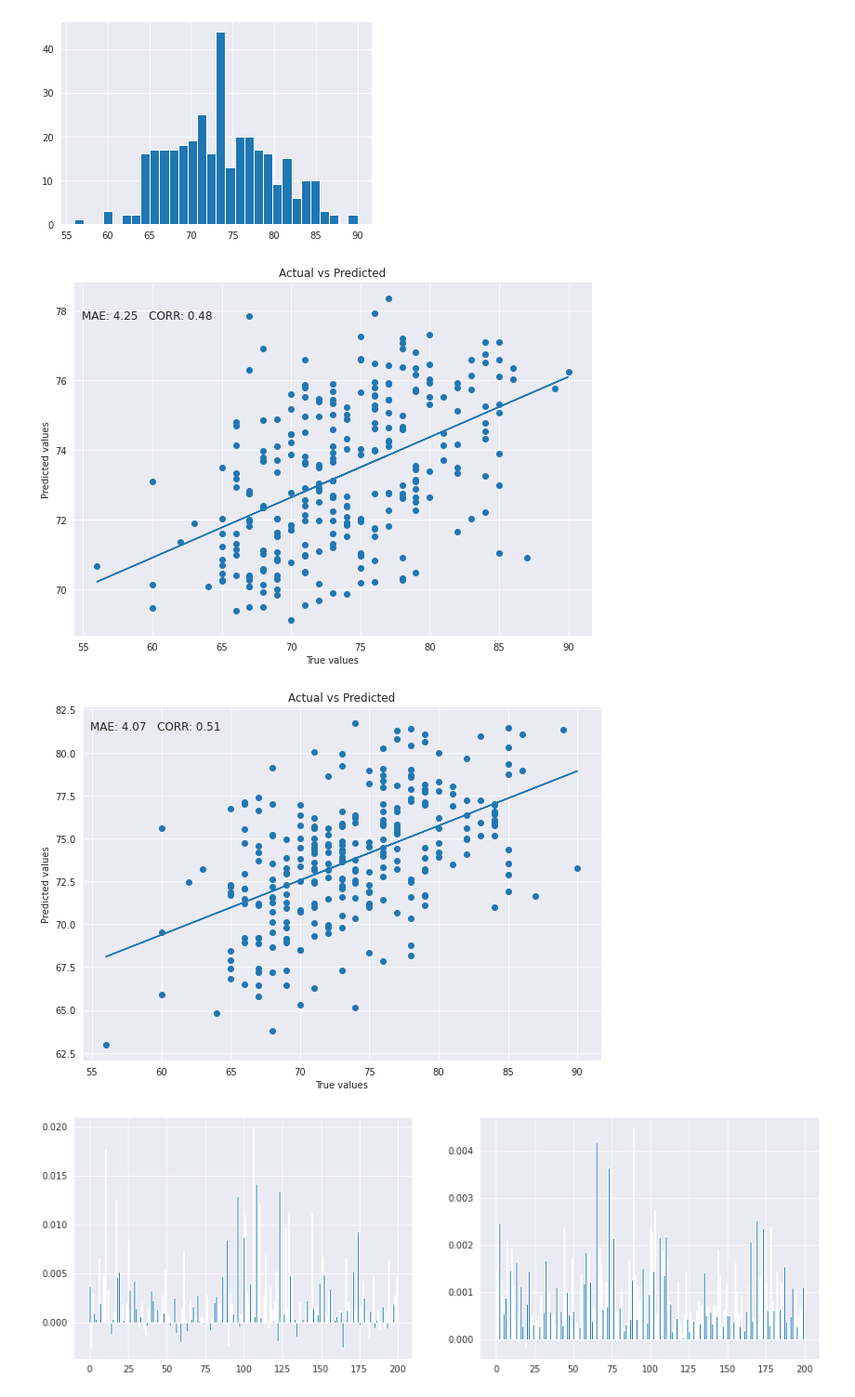
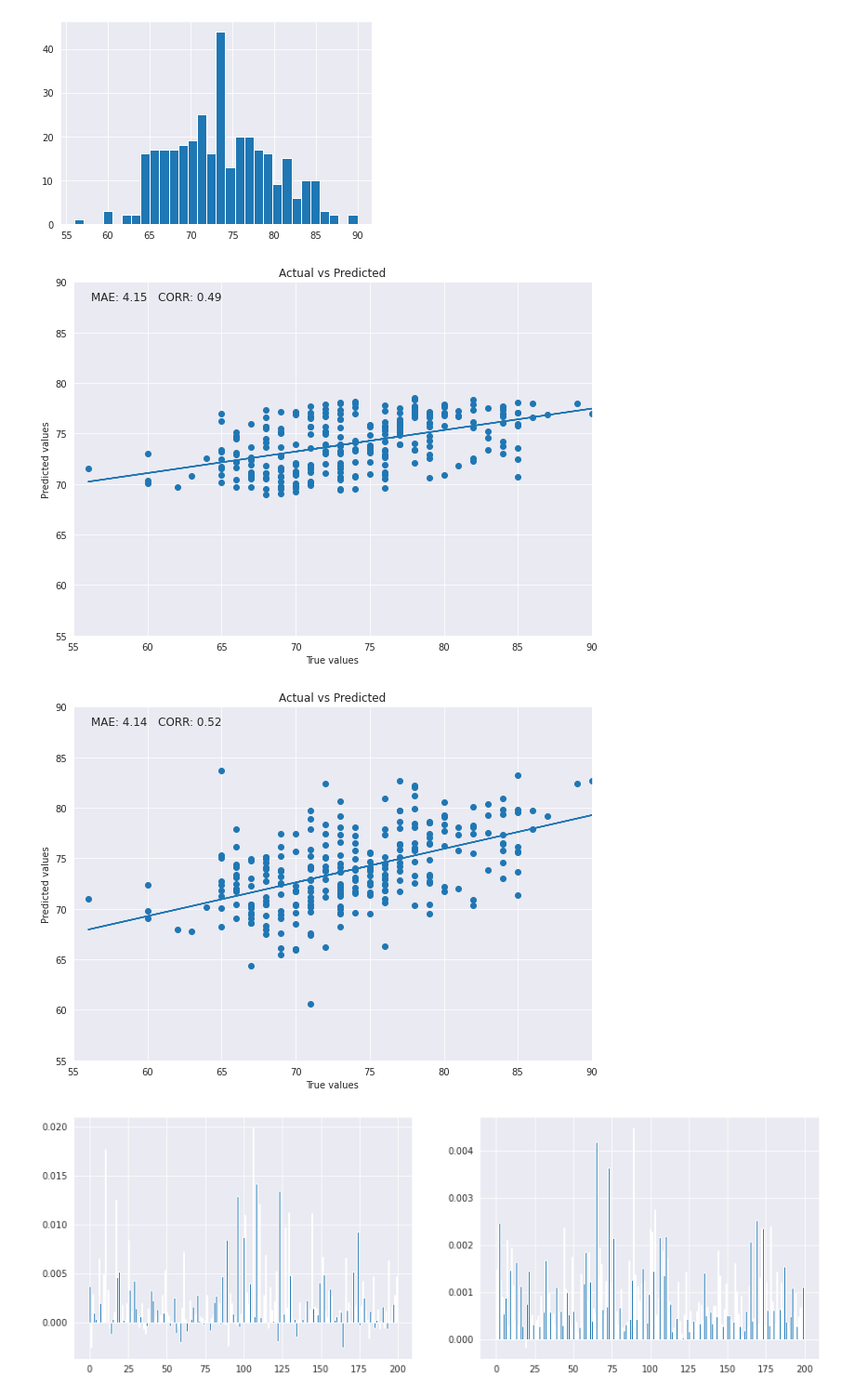
Before and after one commit to elenadoe/Brain_Age_PET_MRI, a Jupyter notebook: src/Untitled.ipynb, the cells around one changed output. Shown at 93% size. Saved outputs shown, nothing was run; the diff lists cells and outputs as text; code cells hidden in the pictures.

```diff
--- a/src/Untitled.ipynb
+++ b/src/Untitled.ipynb
@@ -68,7 +68,7 @@ import pandas as pd
 from glob import glob
 from sklearn.model_selection import train_test_split
 
-df = pd.read_csv('../data/parcels_MRI_ADNI_final.csv', sep = ";")
+df = pd.read_csv('../data/parcels_FDG_tpm_ADNI_final.csv', sep = ";")
 
 df['Agebins'] = df['Age'].values // 7
 df['Agebins'] = df['Agebins'].astype(int)
@@ -87,7 +87,7 @@ x_train, x_test,  y_train, y_test, id_train, id_test = train_test_split(
 df['train'] = ["T" if x in id_train.values else "F" for x in df[
                'Subject']]
 
-df.to_csv('../data/test_train_MRI_ADNI.csv')
+df.to_csv('../data/test_train_FDG_ADNI.csv')
 # %%
 # In[1]:
 
@@ -199,41 +199,45 @@ plt.scatter(y_true, y_pred)
 m, b = np.polyfit(y_true, y_pred, 1)
 plt.plot(y_true, m*y_true + b)
 # ax = sns.regplot(x=y_true, y=y_pred)
+ax.set_xlim(55,90)
+ax.set_ylim(55,90)
 xmin, xmax = ax.get_xlim()
 ymin, ymax = ax.get_ylim()
 text = 'MAE: ' + str(mae) + '   CORR: ' + str(corr)
 ax.set(xlabel='True values', ylabel='Predicted values')
 plt.title('Actual vs Predicted')
 plt.text(xmin + 10, ymax - 0.01 * ymax, text, verticalalignment='top',
          horizontalalignment='right', fontsize=12)
-plt.savefig("../results/train_performance_rvm_MRI.jpg")
+plt.savefig("../results/train_performance_rvm_FDG.jpg")
 plt.show()
 
 
 y_true = df_ages[df_ages['model'] == 'RVR()']['real']
 y_pred = df_ages[df_ages['model'] == 'RVR()']['pred']
 
 mae = format(mean_absolute_error(y_true, y_pred), '.2f')
 corr = format(np.corrcoef(y_pred, y_true)[1, 0], '.2f')
 
 fig, ax = plt.subplots(1, 1, figsize=(10, 7))
 sns.set_style("darkgrid")
 plt.scatter(y_true, y_pred)
 m, b = np.polyfit(y_true, y_pred, 1)
 plt.plot(y_true, m*y_true + b)
 # ax = sns.regplot(x=y_true, y=y_pred)
+ax.set_xlim(55,90)
+ax.set_ylim(55,90)
 xmin, xmax = ax.get_xlim()
 ymin, ymax = ax.get_ylim()
 text = 'MAE: ' + str(mae) + '   CORR: ' + str(corr)
 ax.set(xlabel='True values', ylabel='Predicted values')
 plt.title('Actual vs Predicted')
 plt.text(xmin + 10, ymax - 0.01 * ymax, text, verticalalignment='top',
          horizontalalignment='right', fontsize=12)
-plt.savefig("../results/train_performance_svm_MRI.jpg")
+plt.savefig("../results/train_performance_svm_FDG.jpg")
 plt.show()
 # %% [output]
-[figure, old version]
+[figure, new version]
-[figure, old version]
+[figure, new version]
 # %%
 rvr.fit(X, y)
 rvr_feature_importance = permutation_importance(model_results[0]['rvr'], X, y,
```
Also changed, not shown: parts of 2 cells of this notebook, 4 other files.
